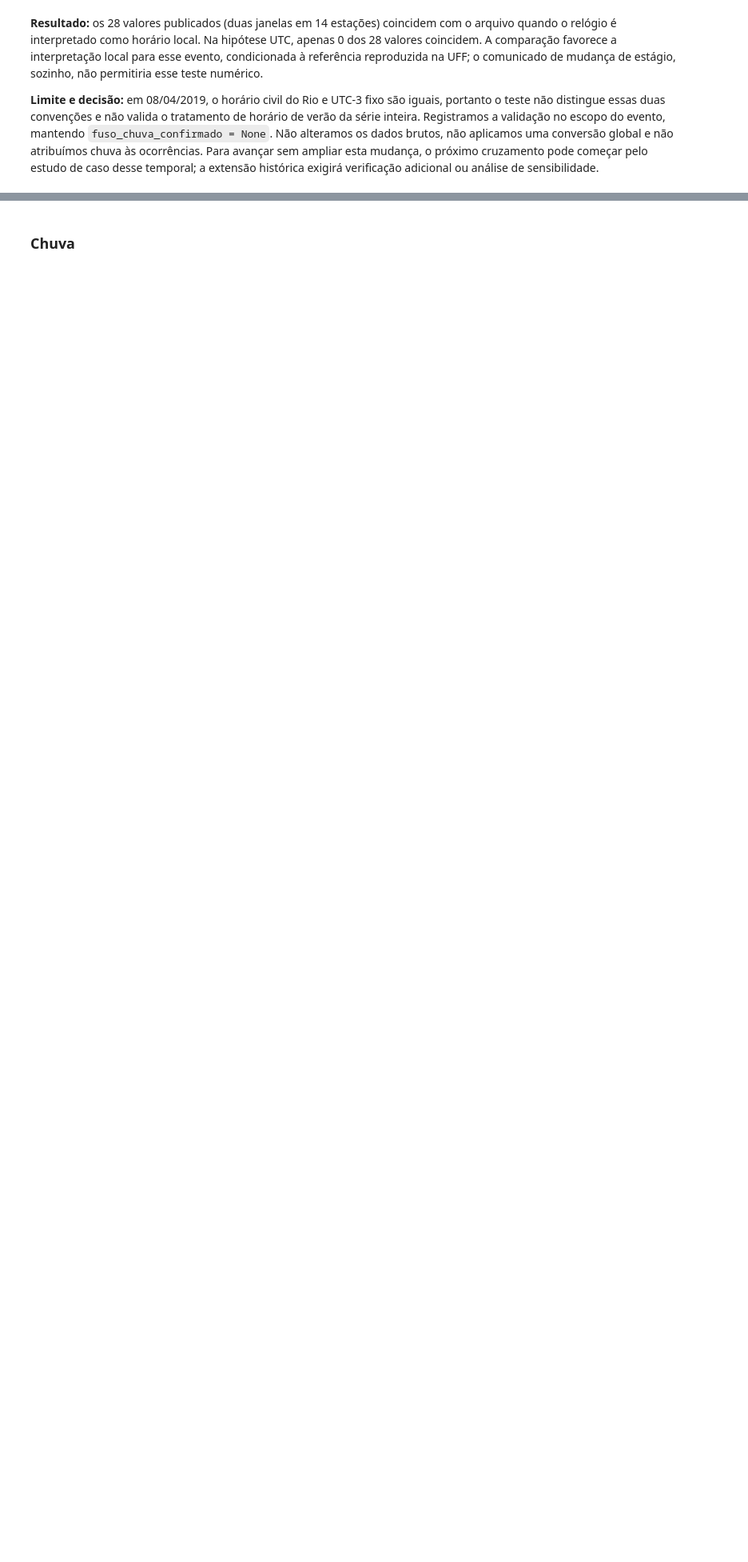
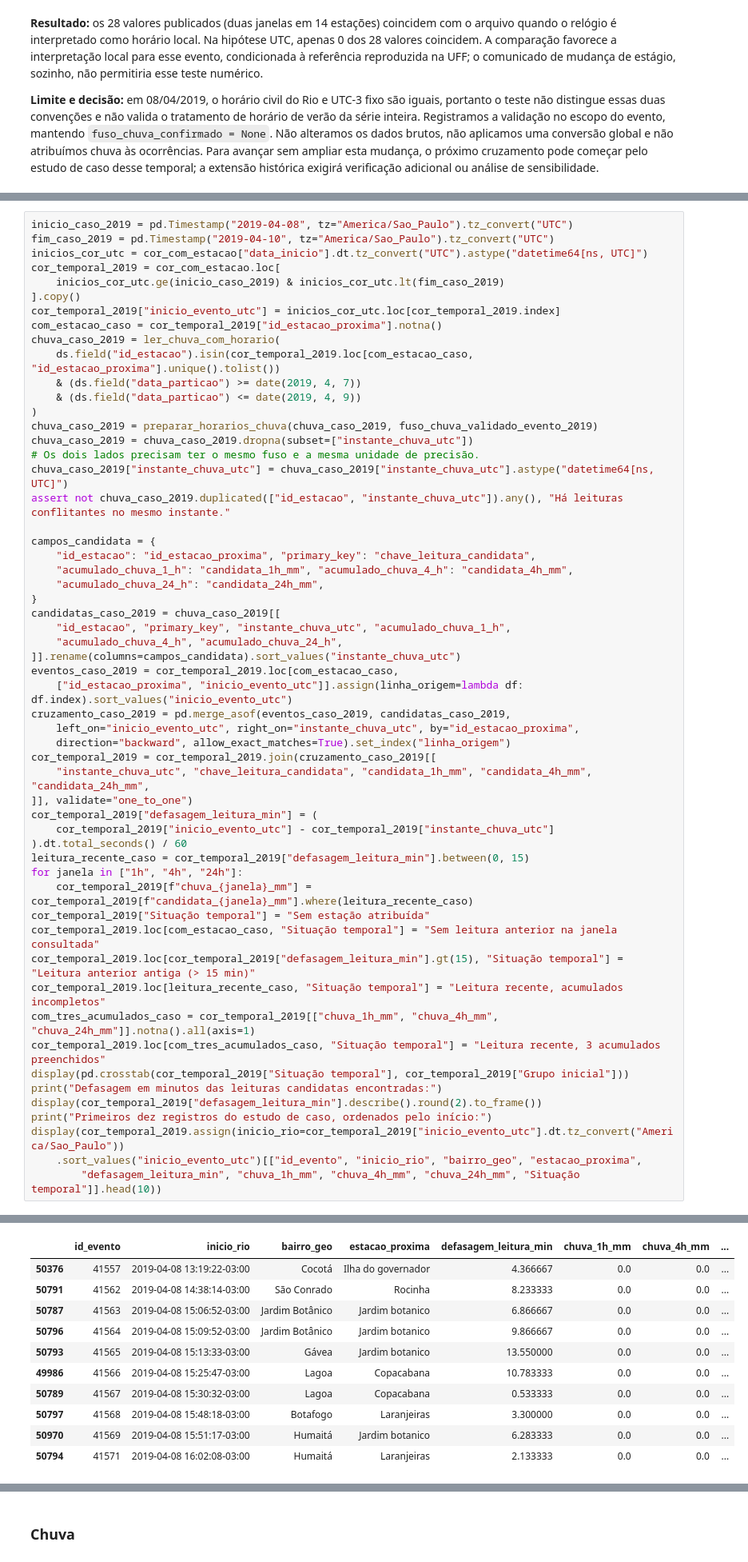
Before and after one commit to PedroVNeves/Quando_a_chuva_vira_problema, a Jupyter notebook: analise.ipynb, the cells around one changed output, grey strips where cells are left out. Shown at 80% size. Saved outputs shown, nothing was run; the diff lists cells and outputs as text; blank space fills up the shorter version.

Commit message:
Cruza chuva e ocorrências do temporal de abril de 2019

```diff
--- a/analise.ipynb
+++ b/analise.ipynb
@@ -969,0 +976,57 @@ Comparação por estação na hipótese de horário civil do Rio:
+# %%
+inicio_caso_2019 = pd.Timestamp("2019-04-08", tz="America/Sao_Paulo").tz_convert("UTC")
+fim_caso_2019 = pd.Timestamp("2019-04-10", tz="America/Sao_Paulo").tz_convert("UTC")
+inicios_cor_utc = cor_com_estacao["data_inicio"].dt.tz_convert("UTC").astype("datetime64[ns, UTC]")
+cor_temporal_2019 = cor_com_estacao.loc[
+    inicios_cor_utc.ge(inicio_caso_2019) & inicios_cor_utc.lt(fim_caso_2019)
+].copy()
+cor_temporal_2019["inicio_evento_utc"] = inicios_cor_utc.loc[cor_temporal_2019.index]
+com_estacao_caso = cor_temporal_2019["id_estacao_proxima"].notna()
+chuva_caso_2019 = ler_chuva_com_horario(
+    ds.field("id_estacao").isin(cor_temporal_2019.loc[com_estacao_caso, "id_estacao_proxima"].unique().tolist())
+    & (ds.field("data_particao") >= date(2019, 4, 7))
+    & (ds.field("data_particao") <= date(2019, 4, 9))
+)
+chuva_caso_2019 = preparar_horarios_chuva(chuva_caso_2019, fuso_chuva_validado_evento_2019)
+chuva_caso_2019 = chuva_caso_2019.dropna(subset=["instante_chuva_utc"])
+# Os dois lados precisam ter o mesmo fuso e a mesma unidade de precisão.
+chuva_caso_2019["instante_chuva_utc"] = chuva_caso_2019["instante_chuva_utc"].astype("datetime64[ns, UTC]")
+assert not chuva_caso_2019.duplicated(["id_estacao", "instante_chuva_utc"]).any(), "Há leituras conflitantes no mesmo instante."
+
+campos_candidata = {
+    "id_estacao": "id_estacao_proxima", "primary_key": "chave_leitura_candidata",
+    "acumulado_chuva_1_h": "candidata_1h_mm", "acumulado_chuva_4_h": "candidata_4h_mm",
+    "acumulado_chuva_24_h": "candidata_24h_mm",
+}
+candidatas_caso_2019 = chuva_caso_2019[[
+    "id_estacao", "primary_key", "instante_chuva_utc", "acumulado_chuva_1_h",
+    "acumulado_chuva_4_h", "acumulado_chuva_24_h",
+]].rename(columns=campos_candidata).sort_values("instante_chuva_utc")
+eventos_caso_2019 = cor_temporal_2019.loc[com_estacao_caso,
+    ["id_estacao_proxima", "inicio_evento_utc"]].assign(linha_origem=lambda df: df.index).sort_values("inicio_evento_utc")
+cruzamento_caso_2019 = pd.merge_asof(eventos_caso_2019, candidatas_caso_2019,
+    left_on="inicio_evento_utc", right_on="instante_chuva_utc", by="id_estacao_proxima",
+    direction="backward", allow_exact_matches=True).set_index("linha_origem")
+cor_temporal_2019 = cor_temporal_2019.join(cruzamento_caso_2019[[
+    "instante_chuva_utc", "chave_leitura_candidata", "candidata_1h_mm", "candidata_4h_mm", "candidata_24h_mm",
+]], validate="one_to_one")
+cor_temporal_2019["defasagem_leitura_min"] = (
+    cor_temporal_2019["inicio_evento_utc"] - cor_temporal_2019["instante_chuva_utc"]
+).dt.total_seconds() / 60
+leitura_recente_caso = cor_temporal_2019["defasagem_leitura_min"].between(0, 15)
+for janela in ["1h", "4h", "24h"]:
+    cor_temporal_2019[f"chuva_{janela}_mm"] = cor_temporal_2019[f"candidata_{janela}_mm"].where(leitura_recente_caso)
+cor_temporal_2019["Situação temporal"] = "Sem estação atribuída"
+cor_temporal_2019.loc[com_estacao_caso, "Situação temporal"] = "Sem leitura anterior na janela consultada"
+cor_temporal_2019.loc[cor_temporal_2019["defasagem_leitura_min"].gt(15), "Situação temporal"] = "Leitura anterior antiga (> 15 min)"
+cor_temporal_2019.loc[leitura_recente_caso, "Situação temporal"] = "Leitura recente, acumulados incompletos"
+com_tres_acumulados_caso = cor_temporal_2019[["chuva_1h_mm", "chuva_4h_mm", "chuva_24h_mm"]].notna().all(axis=1)
+cor_temporal_2019.loc[com_tres_acumulados_caso, "Situação temporal"] = "Leitura recente, 3 acumulados preenchidos"
+display(pd.crosstab(cor_temporal_2019["Situação temporal"], cor_temporal_2019["Grupo inicial"]))
+print("Defasagem em minutos das leituras candidatas encontradas:")
+display(cor_temporal_2019["defasagem_leitura_min"].describe().round(2).to_frame())
+print("Primeiros dez registros do estudo de caso, ordenados pelo início:")
+display(cor_temporal_2019.assign(inicio_rio=cor_temporal_2019["inicio_evento_utc"].dt.tz_convert("America/Sao_Paulo"))
+    .sort_values("inicio_evento_utc")[["id_evento", "inicio_rio", "bairro_geo", "estacao_proxima",
+        "defasagem_leitura_min", "chuva_1h_mm", "chuva_4h_mm", "chuva_24h_mm", "Situação temporal"]].head(10))
+# %% [output]
@@ -969,0 +1048,11 @@ Comparação por estação na hipótese de horário civil do Rio:
+|  | id_evento | inicio_rio | bairro_geo | estacao_proxima | defasagem_leitura_min | chuva_1h_mm | chuva_4h_mm | ... |
+| 50376 | 41557 | 2019-04-08 13:19:22-03:00 | Cocotá | Ilha do governador | 4.366667 | 0.0 | 0.0 | ... |
+| 50791 | 41562 | 2019-04-08 14:38:14-03:00 | São Conrado | Rocinha | 8.233333 | 0.0 | 0.0 | ... |
+| 50787 | 41563 | 2019-04-08 15:06:52-03:00 | Jardim Botânico | Jardim botanico | 6.866667 | 0.0 | 0.0 | ... |
+| 50796 | 41564 | 2019-04-08 15:09:52-03:00 | Jardim Botânico | Jardim botanico | 9.866667 | 0.0 | 0.0 | ... |
+| 50793 | 41565 | 2019-04-08 15:13:33-03:00 | Gávea | Jardim botanico | 13.550000 | 0.0 | 0.0 | ... |
+| 49986 | 41566 | 2019-04-08 15:25:47-03:00 | Lagoa | Copacabana | 10.783333 | 0.0 | 0.0 | ... |
+| 50789 | 41567 | 2019-04-08 15:30:32-03:00 | Lagoa | Copacabana | 0.533333 | 0.0 | 0.0 | ... |
+| 50797 | 41568 | 2019-04-08 15:48:18-03:00 | Botafogo | Laranjeiras | 3.300000 | 0.0 | 0.0 | ... |
+| 50970 | 41569 | 2019-04-08 15:51:17-03:00 | Humaitá | Jardim botanico | 6.283333 | 0.0 | 0.0 | ... |
+| 50794 | 41571 | 2019-04-08 16:02:08-03:00 | Humaitá | Laranjeiras | 2.133333 | 0.0 | 0.0 | ... |
```
Also changed, not shown: parts of 6 cells of this notebook.
